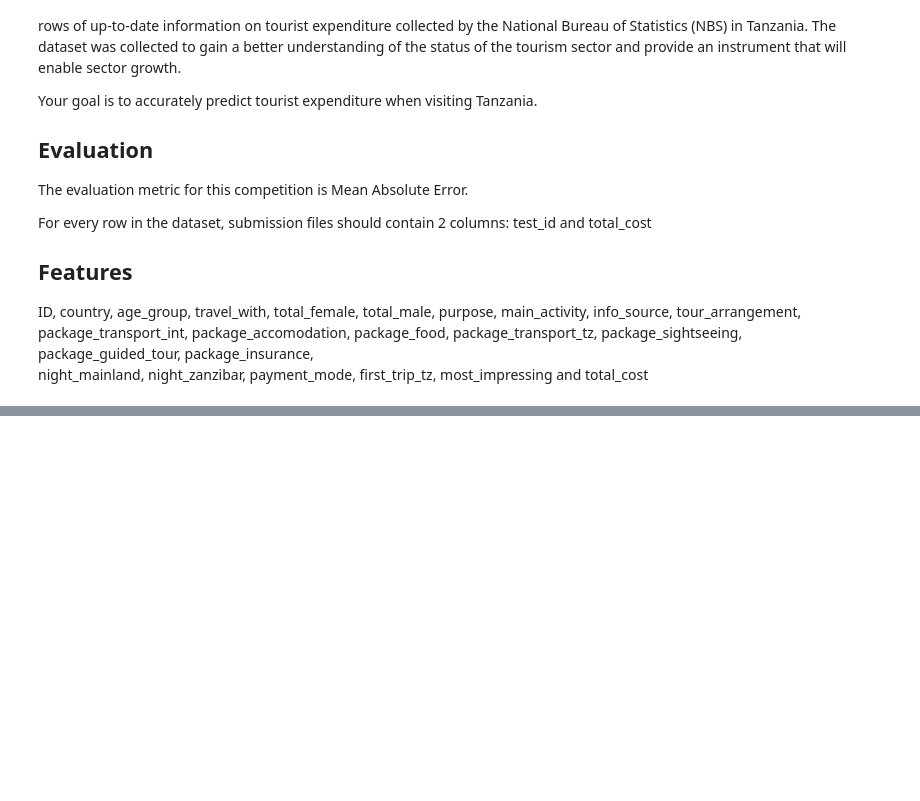
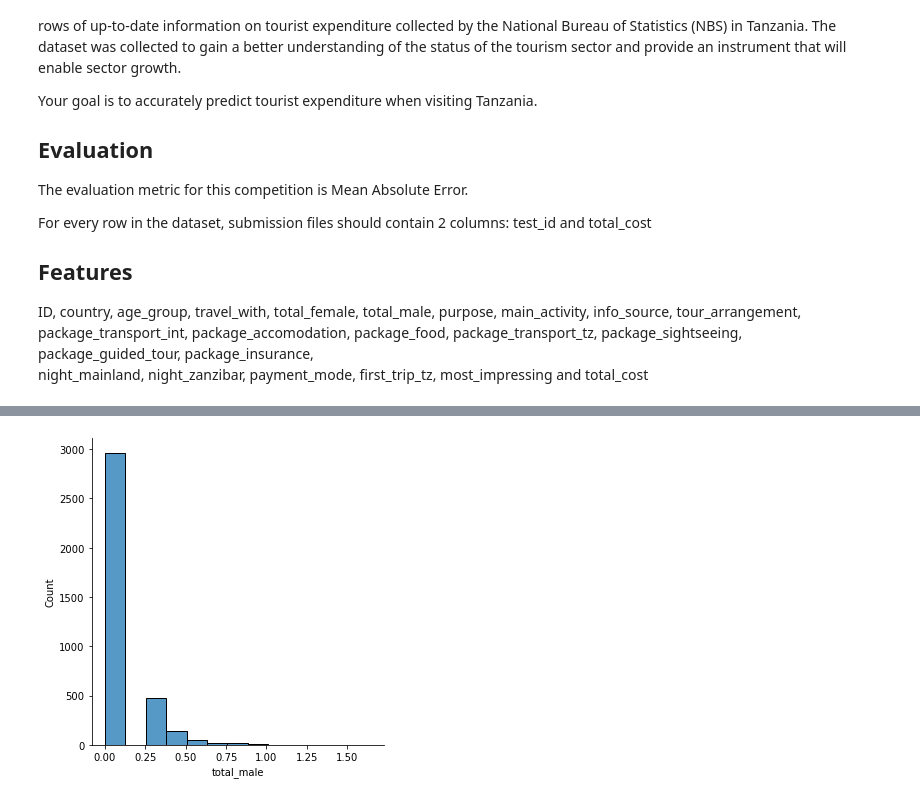
Before and after one commit to Kennedy87670/Projects_ML, a Jupyter notebook: Tanzania_Tourism_Prediction .ipynb, the cells around one changed output, grey strips where cells are left out. Cells and saved outputs as stored; diff of their text form; code cells hidden in the pictures; blank space fills up the shorter version.

```diff
--- a/Tanzania_Tourism_Prediction .ipynb
+++ b/Tanzania_Tourism_Prediction .ipynb
@@ -25,0 +193,6 @@ night_mainland,	night_zanzibar,	payment_mode,	first_trip_tz,	most_impressing and
+# %%
+#check the distributuion of the sex (male) column with histogram
+#df_train.total_male.plot.hist();
+sns.displot(np.log10(df_train['total_male']));
+# %% [output]
+[figure, added]
```
Also changed, not shown: parts of 12 cells of this notebook.
